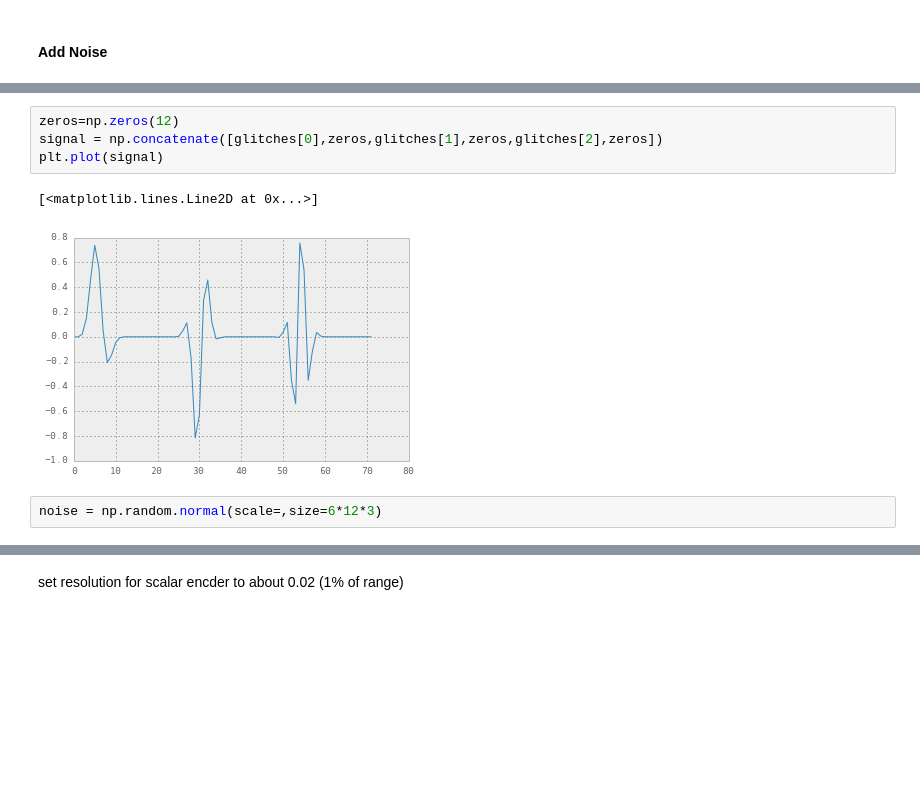
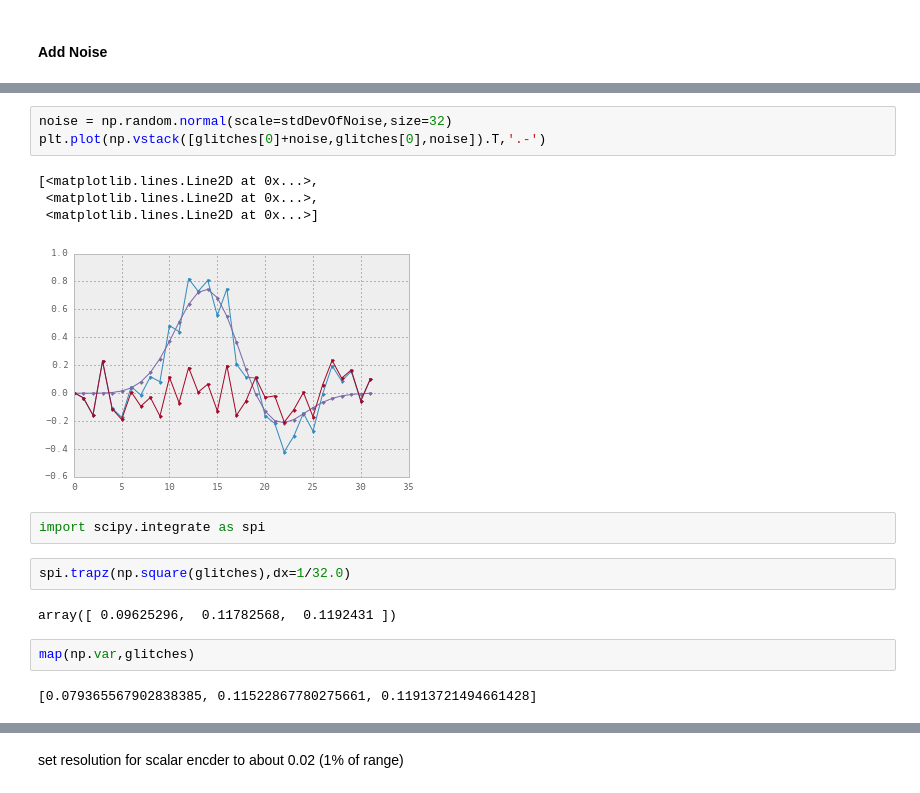
Before and after one commit to rhuairahrighairidh/gwProject, a Jupyter notebook: GlitchRecognition.ipynb, the cells around one changed output, grey strips where cells are left out. Cells and saved outputs as stored; diff of their text form; blank space fills up the shorter version.

```diff
--- a/GlitchRecognition.ipynb
+++ b/GlitchRecognition.ipynb
@@ -214,9 +178,18 @@ array([ 0.,  0.,  0.,  0.,  0.,  0.,  0.,  0.,  0.,  0.,  0.,  0.])
-# %%
-zeros=np.zeros(12)
-signal = np.concatenate([glitches[0],zeros,glitches[1],zeros,glitches[2],zeros])
-plt.plot(signal)
-# %% [output]
-[<matplotlib.lines.Line2D at 0x...>]
-[figure, removed]
-# %%
-noise = np.random.normal(scale=,size=6*12*3)
+# %%
+noise = np.random.normal(scale=stdDevOfNoise,size=32)
+plt.plot(np.vstack([glitches[0]+noise,glitches[0],noise]).T,'.-')
+# %% [output]
+[<matplotlib.lines.Line2D at 0x...>,
+ <matplotlib.lines.Line2D at 0x...>,
+ <matplotlib.lines.Line2D at 0x...>]
+[figure, added]
+# %%
+import scipy.integrate as spi
+# %%
+spi.trapz(np.square(glitches),dx=1/32.0)
+# %% [output]
+array([ 0.09625296,  0.11782568,  0.1192431 ])
+# %%
+map(np.var,glitches)
+# %% [output]
+[0.079365567902838385, 0.11522867780275661, 0.11913721494661428]
```
Also changed, not shown: parts of 94 cells of this notebook, 48 other files.
